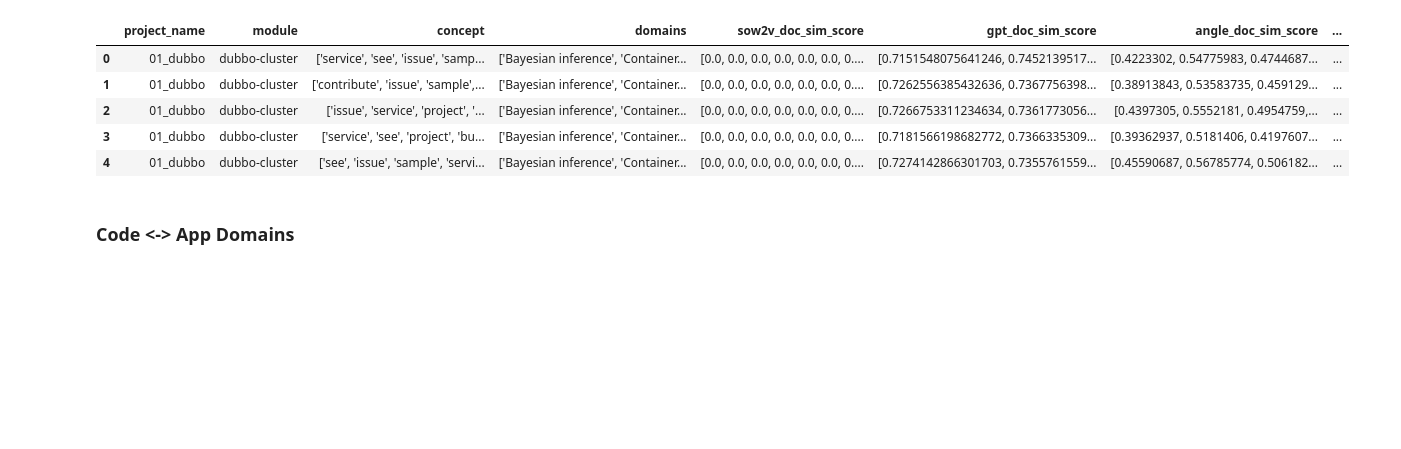
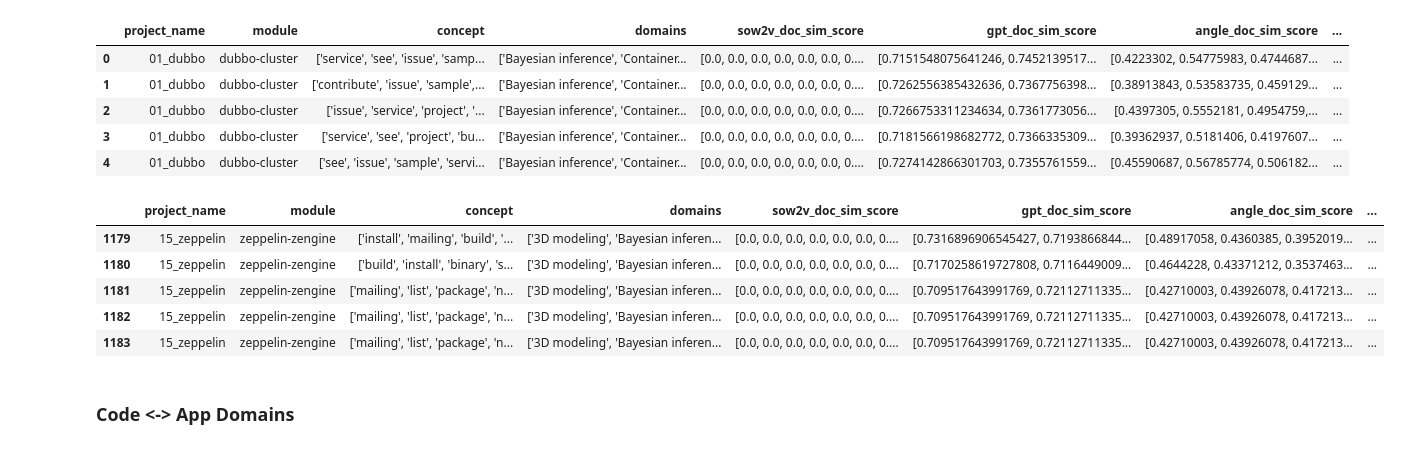
Before and after one commit to zakipauzi/concept-domain-coverage, a Jupyter notebook: 3_mapping.ipynb, the cells around one changed output. Cells and saved outputs as stored; diff of their text form; code cells hidden in the pictures; blank space fills up the shorter version.

```diff
--- a/3_mapping.ipynb
+++ b/3_mapping.ipynb
@@ -50,6 +68,15 @@ sim_doc_domain_df.head()
 | 2 | 01_dubbo | dubbo-cluster | ['issue', 'service', 'project', '... | ['Bayesian inference', 'Container... | [0.0, 0.0, 0.0, 0.0, 0.0, 0.0, 0.... | [0.7266753311234634, 0.7361773056... | [0.4397305, 0.5552181, 0.4954759,... | ... |
 | 3 | 01_dubbo | dubbo-cluster | ['service', 'see', 'project', 'bu... | ['Bayesian inference', 'Container... | [0.0, 0.0, 0.0, 0.0, 0.0, 0.0, 0.... | [0.7181566198682772, 0.7366335309... | [0.39362937, 0.5181406, 0.4197607... | ... |
 | 4 | 01_dubbo | dubbo-cluster | ['see', 'issue', 'sample', 'servi... | ['Bayesian inference', 'Container... | [0.0, 0.0, 0.0, 0.0, 0.0, 0.0, 0.... | [0.7274142866301703, 0.7355761559... | [0.45590687, 0.56785774, 0.506182... | ... |
+# %%
+sim_doc_domain_df.tail()
+# %% [output]
+|  | project_name | module | concept | domains | sow2v_doc_sim_score | gpt_doc_sim_score | angle_doc_sim_score | ... |
+| 1179 | 15_zeppelin | zeppelin-zengine | ['install', 'mailing', 'build', '... | ['3D modeling', 'Bayesian inferen... | [0.0, 0.0, 0.0, 0.0, 0.0, 0.0, 0.... | [0.7316896906545427, 0.7193866844... | [0.48917058, 0.4360385, 0.3952019... | ... |
+| 1180 | 15_zeppelin | zeppelin-zengine | ['build', 'install', 'binary', 's... | ['3D modeling', 'Bayesian inferen... | [0.0, 0.0, 0.0, 0.0, 0.0, 0.0, 0.... | [0.7170258619727808, 0.7116449009... | [0.4644228, 0.43371212, 0.3537463... | ... |
+| 1181 | 15_zeppelin | zeppelin-zengine | ['mailing', 'list', 'package', 'n... | ['3D modeling', 'Bayesian inferen... | [0.0, 0.0, 0.0, 0.0, 0.0, 0.0, 0.... | [0.709517643991769, 0.72112711335... | [0.42710003, 0.43926078, 0.417213... | ... |
+| 1182 | 15_zeppelin | zeppelin-zengine | ['mailing', 'list', 'package', 'n... | ['3D modeling', 'Bayesian inferen... | [0.0, 0.0, 0.0, 0.0, 0.0, 0.0, 0.... | [0.709517643991769, 0.72112711335... | [0.42710003, 0.43926078, 0.417213... | ... |
+| 1183 | 15_zeppelin | zeppelin-zengine | ['mailing', 'list', 'package', 'n... | ['3D modeling', 'Bayesian inferen... | [0.0, 0.0, 0.0, 0.0, 0.0, 0.0, 0.... | [0.709517643991769, 0.72112711335... | [0.42710003, 0.43926078, 0.417213... | ... |
 # %%
 # split into the different embeddings used for each artifact
 
```
Also changed, not shown: parts of 11 cells of this notebook, 5 other files.
